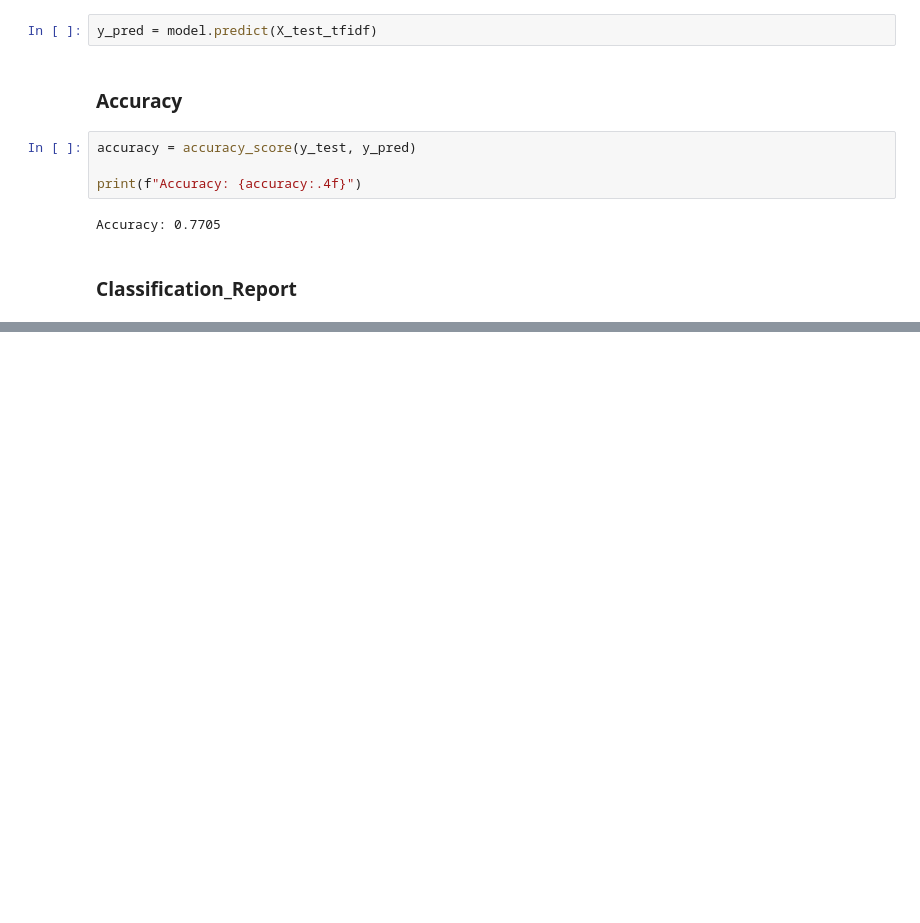
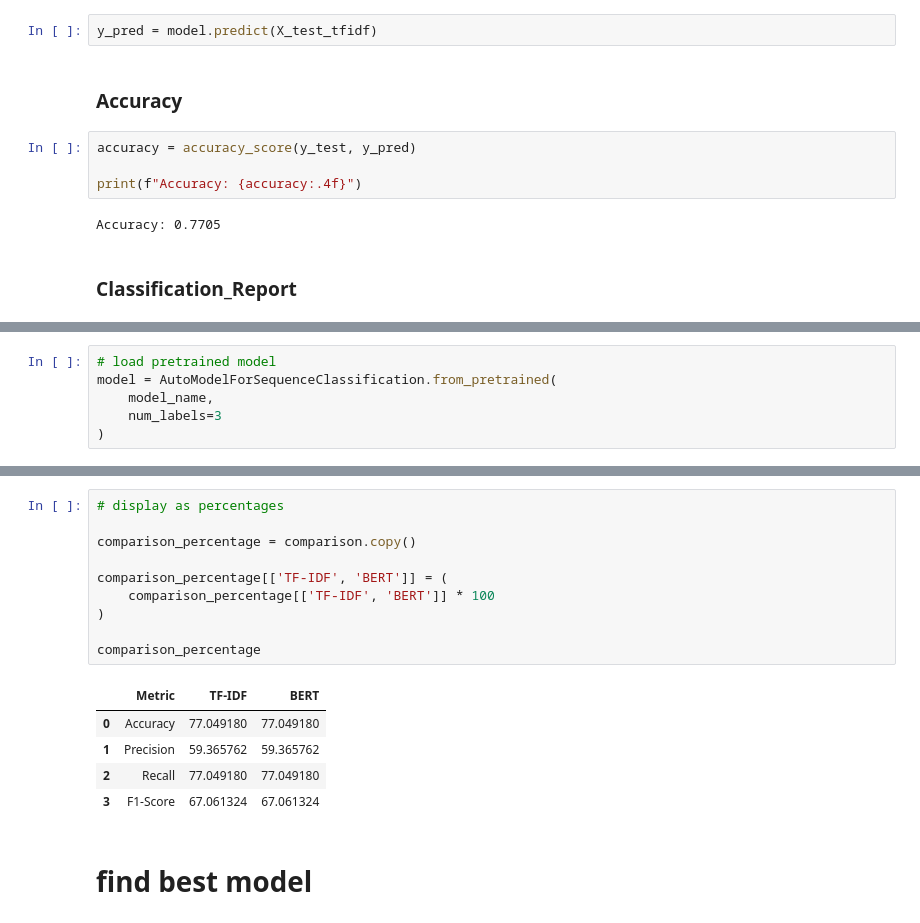
Before and after one commit to DhaneeraDulvanya/NLP-mini-project, a Jupyter notebook: Popular Movie/models.ipynb, the cells around one changed output, grey strips where cells are left out. Saved outputs shown, nothing was run; the diff lists cells and outputs as text; blank space fills up the shorter version.

Commit message:
compare models

```diff
--- a/Popular Movie/models.ipynb
+++ b/Popular Movie/models.ipynb
@@ -84,0 +155,6 @@ weighted avg       0.59      0.77      0.67        61
+# %%
+# load pretrained model
+model = AutoModelForSequenceClassification.from_pretrained(
+    model_name,
+    num_labels=3
+)
@@ -84,0 +401,18 @@ weighted avg       0.59      0.77      0.67        61
+# %%
+# display as percentages
+
+comparison_percentage = comparison.copy()
+
+comparison_percentage[['TF-IDF', 'BERT']] = (
+    comparison_percentage[['TF-IDF', 'BERT']] * 100
+)
+
+comparison_percentage
+# %% [output]
+|  | Metric | TF-IDF | BERT |
+| 0 | Accuracy | 77.049180 | 77.049180 |
+| 1 | Precision | 59.365762 | 59.365762 |
+| 2 | Recall | 77.049180 | 77.049180 |
+| 3 | F1-Score | 67.061324 | 67.061324 |
+# %% [markdown]
+# find best model
```
Also changed, not shown: parts of 33 cells of this notebook.
